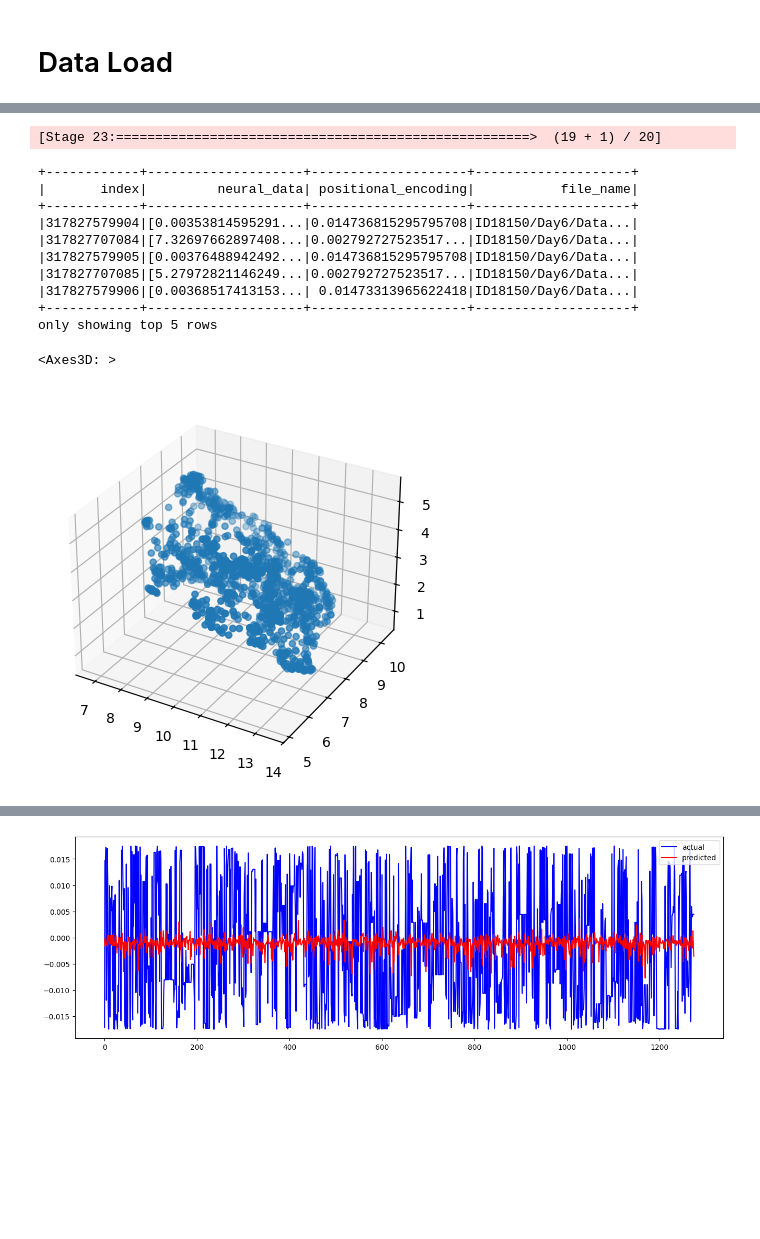
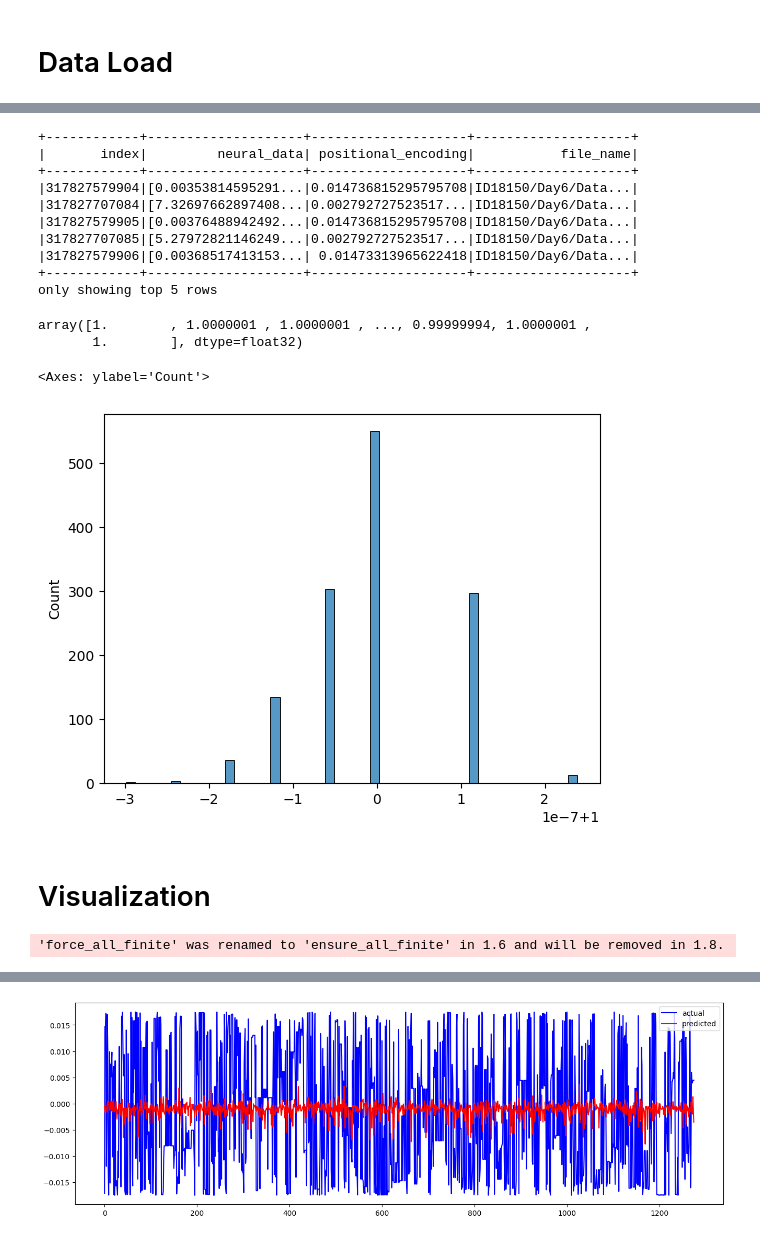
Before and after one commit to icarosadero/dimensionality-reduction, a Jupyter notebook: cebra_positional_encoding_analysis.ipynb, the cells around one changed output, grey strips where cells are left out. Saved outputs shown, nothing was run; the diff lists cells and outputs as text; code cells hidden in the pictures; blank space fills up the shorter version.

```diff
--- a/cebra_positional_encoding_analysis.ipynb
+++ b/cebra_positional_encoding_analysis.ipynb
@@ -54,7 +61,6 @@ MAX_MEMORY = "120g"
 spark = SparkSession \
     .builder \
     .appName("UranusCluster") \
-    .appName("Foo") \
     .config("spark.executor.memory", MAX_MEMORY) \
     .config("spark.driver.memory", MAX_MEMORY) \
     .config("spark.memory.offHeap.enabled",True)\
@@ -74,22 +84,35 @@ df = spark.read.format("parquet").load("/main/external/data/transformed")\
     .where(F.col("file_name") == DATA_PATH)
 df.show(5)
 # %% [output]
-[Stage 23:=====================================================>  (19 + 1) / 20]
++------------+--------------------+--------------------+--------------------+
+|       index|         neural_data| positional_encoding|           file_name|
++------------+--------------------+--------------------+--------------------+
+|317827579904|[0.00353814595291...|0.014736815295795708|ID18150/Day6/Data...|
+|317827707084|[7.32697662897408...|0.002792727523517...|ID18150/Day6/Data...|
+|317827579905|[0.00376488942492...|0.014736815295795708|ID18150/Day6/Data...|
+|317827707085|[5.27972821146249...|0.002792727523517...|ID18150/Day6/Data...|
+|317827579906|[0.00368517413153...| 0.01473313965622418|ID18150/Day6/Data...|
++------------+--------------------+--------------------+--------------------+
+only showing top 5 rows
-+------------+--------------------+--------------------+--------------------+
-|       index|         neural_data| positional_encoding|           file_name|
-+------------+--------------------+--------------------+--------------------+
-|317827579904|[0.00353814595291...|0.014736815295795708|ID18150/Day6/Data...|
-|317827707084|[7.32697662897408...|0.002792727523517...|ID18150/Day6/Data...|
-|317827579905|[0.00376488942492...|0.014736815295795708|ID18150/Day6/Data...|
-|317827707085|[5.27972821146249...|0.002792727523517...|ID18150/Day6/Data...|
-|317827579906|[0.00368517413153...| 0.01473313965622418|ID18150/Day6/Data...|
-+------------+--------------------+--------------------+--------------------+
-only showing top 5 rows
 # %%
 sample = df.sample(False, 0.01).collect()
 X = spark_rdd_to_tensor(sample, "neural_data")
 y = spark_rdd_to_tensor(sample, "positional_encoding")
 X_embed = transform(embedding, X)
+# %%
+(X_embed @ X_embed.T).diagonal()
+# %% [output]
+array([1.        , 1.0000001 , 1.0000001 , ..., 0.99999994, 1.0000001 ,
+       1.        ], dtype=float32)
+# %%
+sns.histplot((X_embed @ X_embed.T).diagonal())
+# %% [output]
+<Axes: ylabel='Count'>
+[figure, added]
+# %% [markdown]
+# Visualization
 # %%
-reducer = umap.UMAP(n_components=3)
-U = reducer.fit_transform(X_embed)
+# reducer = umap.UMAP(n_components=3, metric = 'cosine', output_metric = 'cosine')
+# U = reducer.fit_transform(X_embed)
+# %% [output]
+'force_all_finite' was renamed to 'ensure_all_finite' in 1.6 and will be removed in 1.8.
@@ -111,5 +118,0 @@ def scatter_3d(data):
-# %%
-scatter_3d(U)
-# %% [output]
-<Axes3D: >
-[figure, removed]
```
Also changed, not shown: parts of 9 cells of this notebook, 2 other files.
